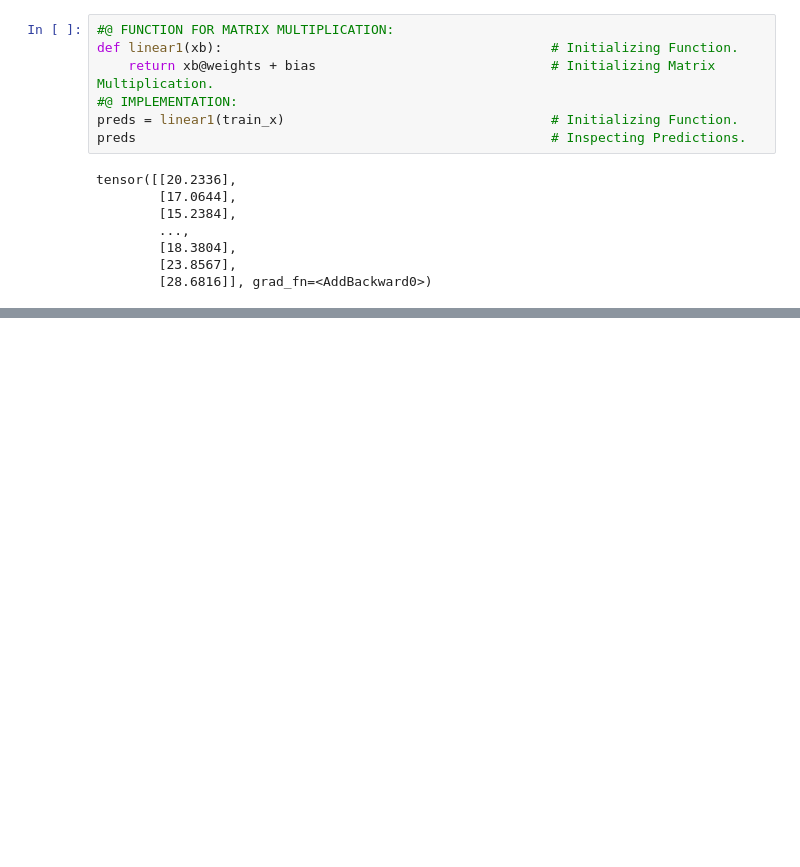
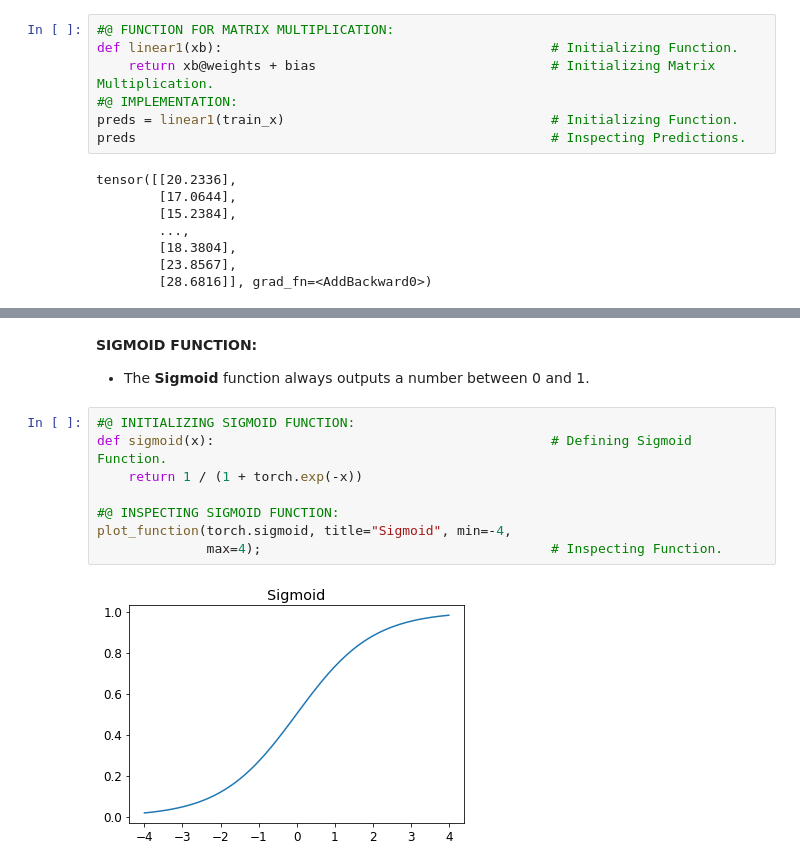
Before and after one commit to ThinamXx/Fastai, a Jupyter notebook: 3. Training a Classifier/DigitClassifier.ipynb, the cells around one changed output, grey strips where cells are left out. Drawn from its saved outputs; the diff is of its cells as text; blank space fills up the shorter version.

```diff
--- a/3. Training a Classifier/DigitClassifier.ipynb
+++ b/3. Training a Classifier/DigitClassifier.ipynb
@@ -406,0 +432,13 @@ tensor([[20.2336],
+# %% [markdown]
+**SIGMOID FUNCTION:**
+- The **Sigmoid** function always outputs a number between 0 and 1.
+# %%
+#@ INITIALIZING SIGMOID FUNCTION:
+def sigmoid(x):                                           # Defining Sigmoid Function.
+    return 1 / (1 + torch.exp(-x))
+
+#@ INSPECTING SIGMOID FUNCTION:
+plot_function(torch.sigmoid, title="Sigmoid", min=-4,
+              max=4);                                     # Inspecting Function.
+# %% [output]
+[figure, added]
```
Also changed, not shown: parts of 8 cells of this notebook.
